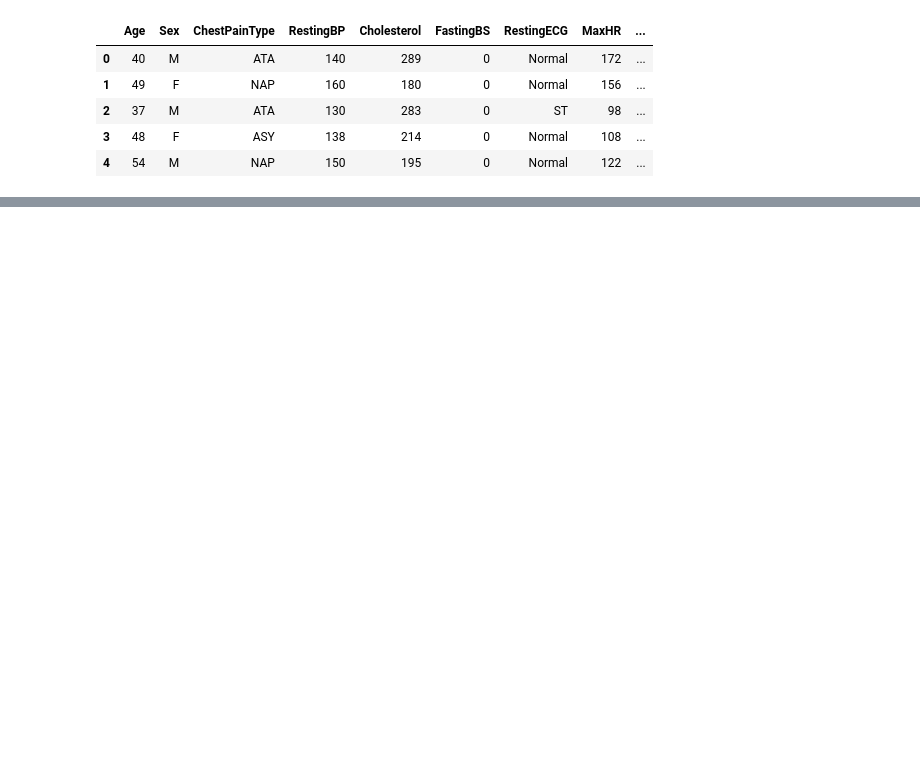
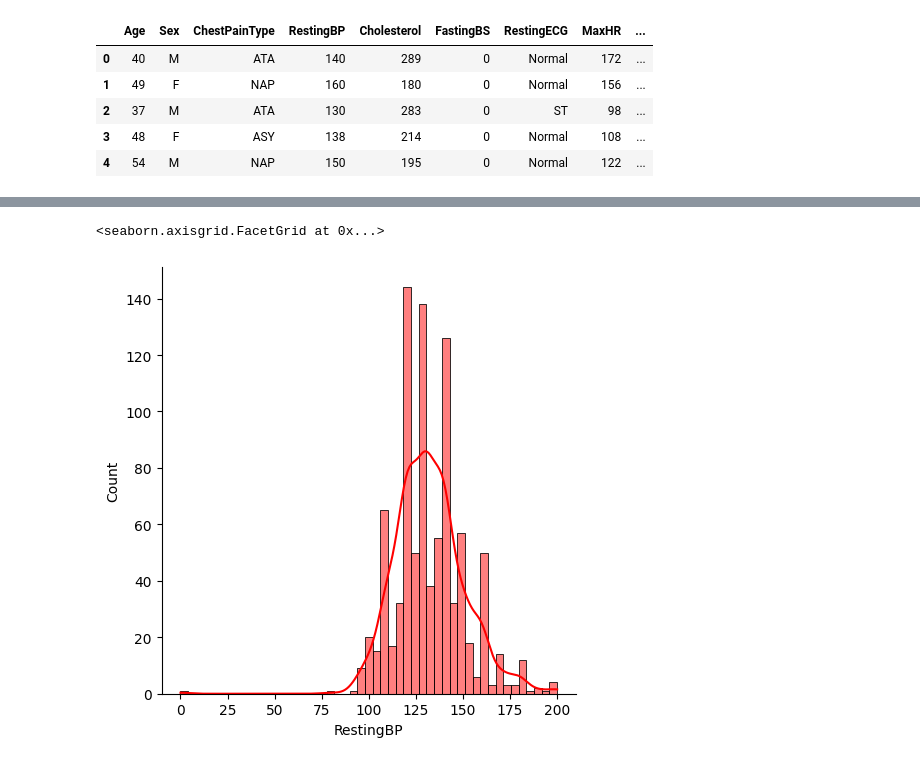
Before and after one commit to ImSowmya/Data-visualization-on-Heart-disease-dataset, a Jupyter notebook: HeartDisease-ExploratoryDataAnalysis.ipynb, the cells around one changed output, grey strips where cells are left out. Saved outputs shown, nothing was run; the diff lists cells and outputs as text; code cells hidden in the pictures; blank space fills up the shorter version.

```diff
--- a/HeartDisease-ExploratoryDataAnalysis.ipynb
+++ b/HeartDisease-ExploratoryDataAnalysis.ipynb
@@ -12,0 +28,5 @@ df.head()
+# %%
+sns.displot(x = df['RestingBP'], kde = True, color = 'red')
+# %% [output]
+<seaborn.axisgrid.FacetGrid at 0x...>
+[figure, added]
```
Also changed, not shown: parts of 6 cells of this notebook.
